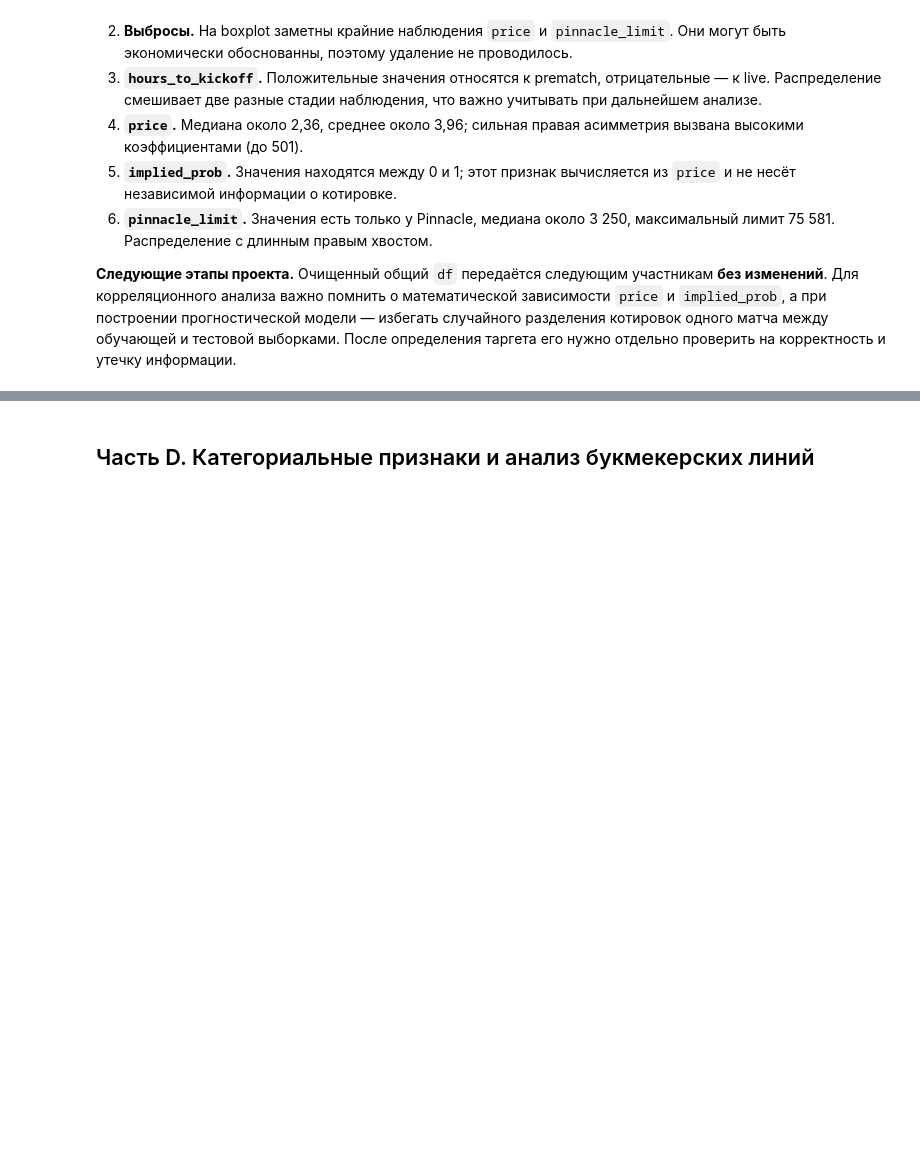
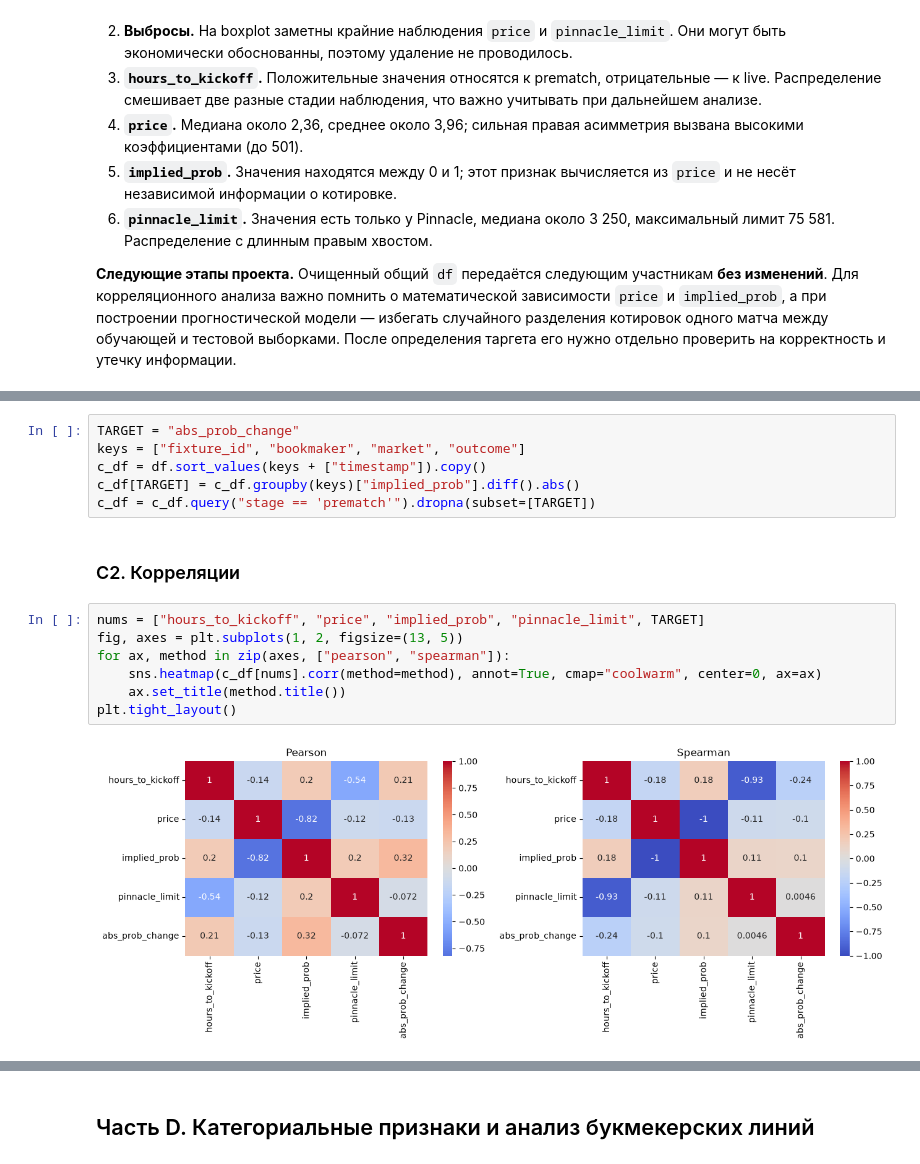
Before and after one commit to Semen519/odds-movement-monitor, a Jupyter notebook: checkpoint_2/notebooks/EDA.ipynb, the cells around one changed output, grey strips where cells are left out. Drawn from its saved outputs; the diff is of its cells as text; blank space fills up the shorter version.

```diff
--- a/checkpoint_2/notebooks/EDA.ipynb
+++ b/checkpoint_2/notebooks/EDA.ipynb
@@ -619,0 +629,17 @@ plt.show()
+# %%
+TARGET = "abs_prob_change"
+keys = ["fixture_id", "bookmaker", "market", "outcome"]
+c_df = df.sort_values(keys + ["timestamp"]).copy()
+c_df[TARGET] = c_df.groupby(keys)["implied_prob"].diff().abs()
+c_df = c_df.query("stage == 'prematch'").dropna(subset=[TARGET])
+# %% [markdown]
+### C2. Корреляции
+# %%
+nums = ["hours_to_kickoff", "price", "implied_prob", "pinnacle_limit", TARGET]
+fig, axes = plt.subplots(1, 2, figsize=(13, 5))
+for ax, method in zip(axes, ["pearson", "spearman"]):
+    sns.heatmap(c_df[nums].corr(method=method), annot=True, cmap="coolwarm", center=0, ax=ax)
+    ax.set_title(method.title())
+plt.tight_layout()
+# %% [output]
+[figure, added]
```
Also changed, not shown: parts of 9 cells of this notebook.
